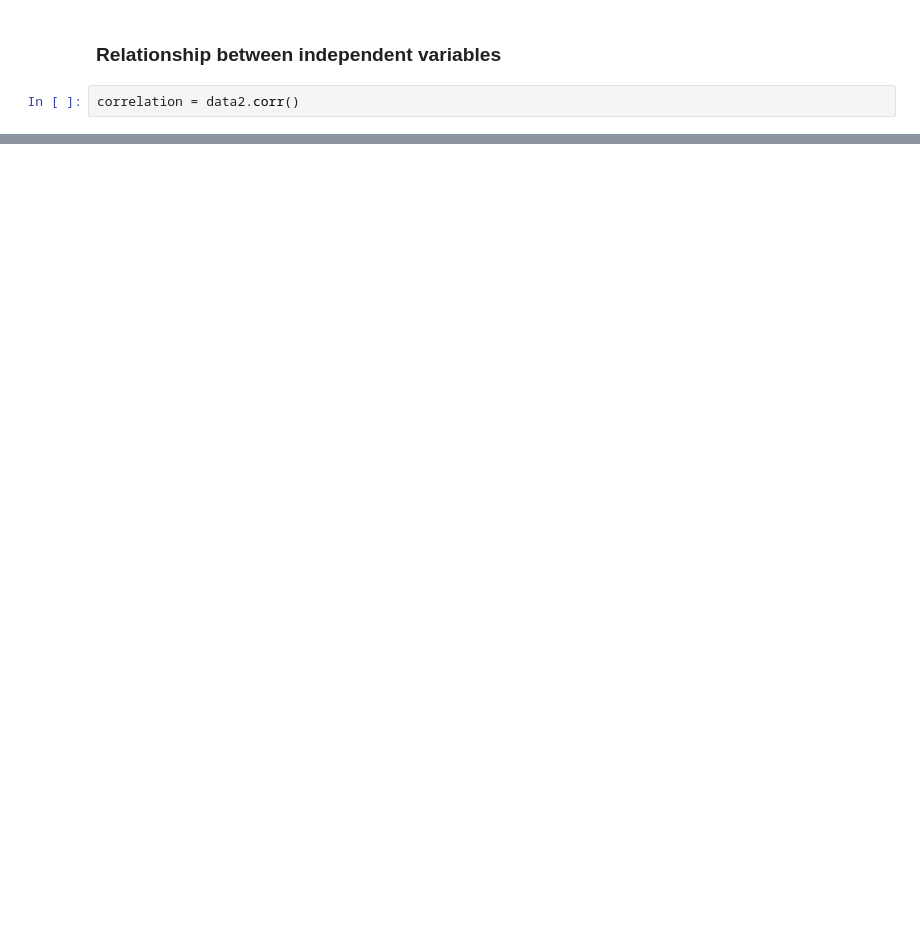
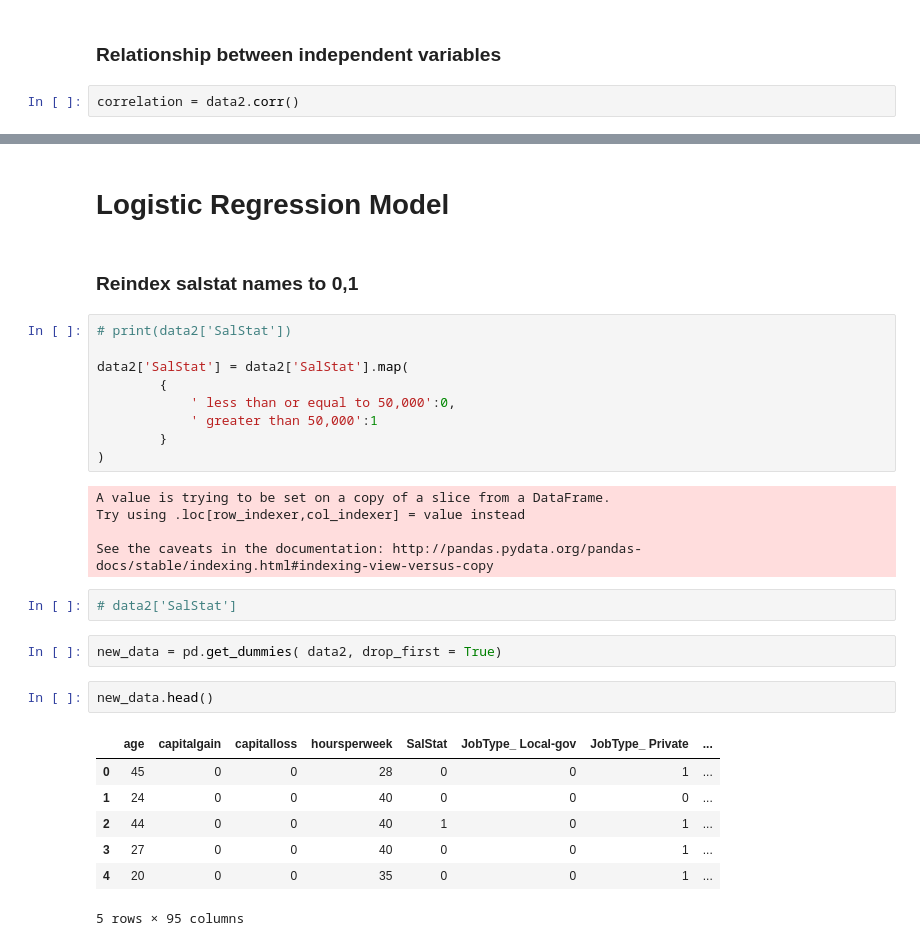
Before and after one commit to gshanbhag525/Programming-Knowledge-, a Jupyter notebook: Case Study1- Classify Personal income.ipynb, the cells around one changed output, grey strips where cells are left out. Drawn from its saved outputs; the diff is of its cells as text; blank space fills up the shorter version.

```diff
--- a/Case Study1- Classify Personal income.ipynb
+++ b/Case Study1- Classify Personal income.ipynb
@@ -93,0 +363,32 @@ correlation
+# %% [markdown]
+# Logistic Regression Model
+# %% [markdown]
+### Reindex salstat names to 0,1
+# %%
+# print(data2['SalStat'])
+
+data2['SalStat'] = data2['SalStat'].map(
+        {
+            ' less than or equal to 50,000':0,
+            ' greater than 50,000':1
+        }
+)
+# %% [output]
+A value is trying to be set on a copy of a slice from a DataFrame.
+Try using .loc[row_indexer,col_indexer] = value instead
+
+See the caveats in the documentation: http://pandas.pydata.org/pandas-docs/stable/indexing.html#indexing-view-versus-copy
+# %%
+# data2['SalStat']
+# %%
+new_data = pd.get_dummies( data2, drop_first = True)
+# %%
+new_data.head()
+# %% [output]
+|  | age | capitalgain | capitalloss | hoursperweek | SalStat | JobType_ Local-gov | JobType_ Private | ... |
+| 0 | 45 | 0 | 0 | 28 | 0 | 0 | 1 | ... |
+| 1 | 24 | 0 | 0 | 40 | 0 | 0 | 0 | ... |
+| 2 | 44 | 0 | 0 | 40 | 1 | 0 | 1 | ... |
+| 3 | 27 | 0 | 0 | 40 | 0 | 0 | 1 | ... |
+| 4 | 20 | 0 | 0 | 35 | 0 | 0 | 1 | ... |
+5 rows × 95 columns
```
Also changed, not shown: parts of 46 cells of this notebook, 1 other file.
